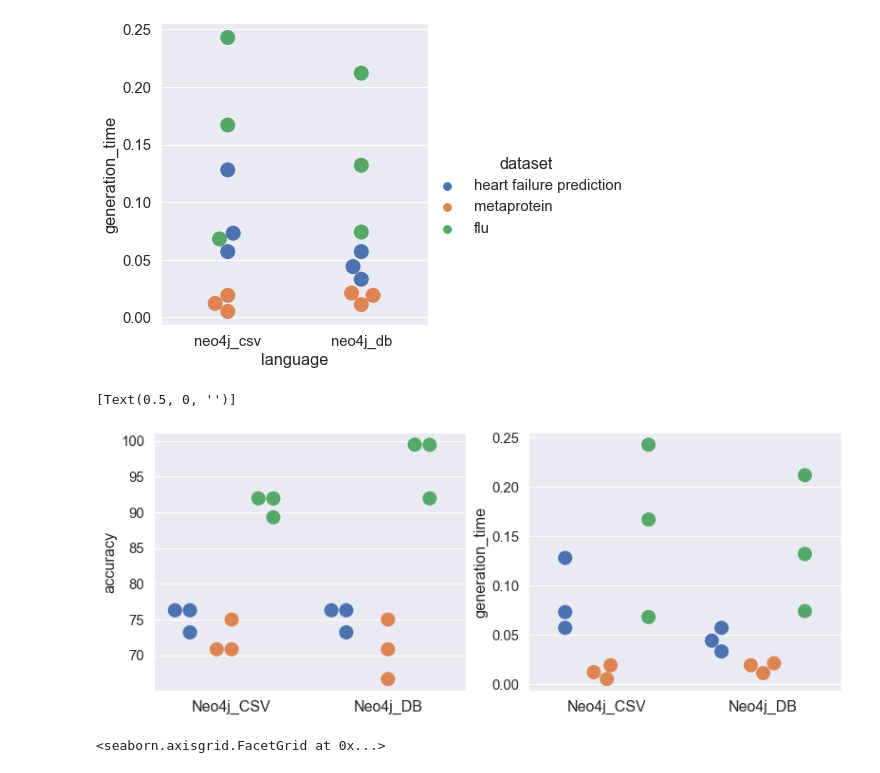
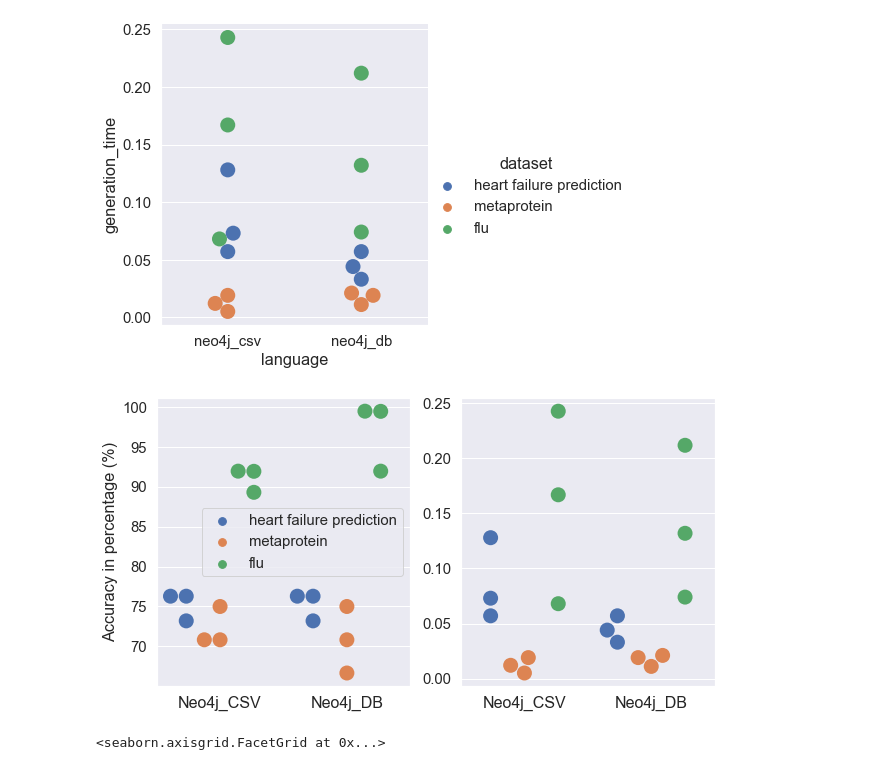
Before and after one commit to clumsyspeedboat/Decision-Tree-Neo4j, a Jupyter notebook: DT Analysis/dt_analysis.ipynb, the cells around one changed output. Saved outputs shown, nothing was run; the diff lists cells and outputs as text; code cells hidden in the pictures.

```diff
--- a/DT Analysis/dt_analysis.ipynb
+++ b/DT Analysis/dt_analysis.ipynb
@@ -201,28 +225,33 @@ sns.catplot(data=neo_df2, kind="swarm", x="language", y="generation_time", hue="
 <seaborn.axisgrid.FacetGrid at 0x...>
 [figure]
 # %%
-fig, axes = plt.subplots(1, 2, figsize=(13, 5))
-#fig.suptitle('Swarm plot generation & prediction time(in sec)')
+fig, axes = plt.subplots(1, 2, figsize=(10, 5))
 
 g = sns.swarmplot(data=neo_df2, x="language", y="accuracy", hue="dataset", ax = axes[0], s=15, dodge=True)
 
-#sns.violinplot(ax = axes[0], data=neo_df2, kind="violin", x="splitting_criterion", y="generation_time", legend=False)
-
-legend = g.legend()
-legend.remove()
-
 g.set_xticklabels(['Neo4j_CSV','Neo4j_DB'], size=16)
 g.set(xlabel=None)
+g.set(ylabel="Accuracy in percentage (%)")
 
+g.legend().get_frame().set_linewidth(3.5)
+handles, labels = g.get_legend_handles_labels()
+g.legend(handles=handles[0:], labels=labels[0:])
 
 h= sns.swarmplot(data=neo_df2, x="language", y="generation_time", hue="dataset",dodge=True, ax=axes[1], s=15)
 legend = h.legend()
 legend.remove()
 h.set_xticklabels(['Neo4j_CSV','Neo4j_DB'], size=16)
 h.set(xlabel=None)
+h.set(ylabel=None)
+
+plt.subplots_adjust(left=0.125,
+                    bottom=0.1,
+                    right=0.9,
+                    top=0.9,
+                    wspace=0.2,
+                    hspace=0.2)
 # %% [output]
-[Text(0.5, 0, '')]
-[figure, old version]
+[figure, new version]
 # %%
 sns.catplot(data=neo_df2, kind="swarm", x="language", y="prediction_time", hue="dataset", s = 15)
 # %% [output]
```
Also changed, not shown: parts of 9 cells of this notebook.
